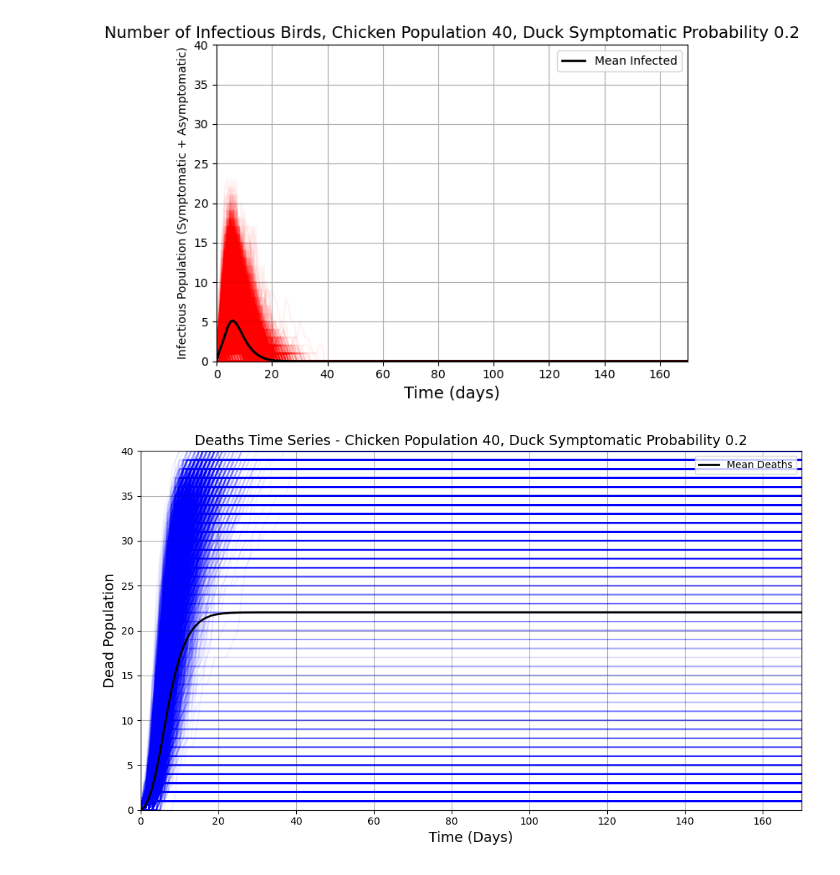
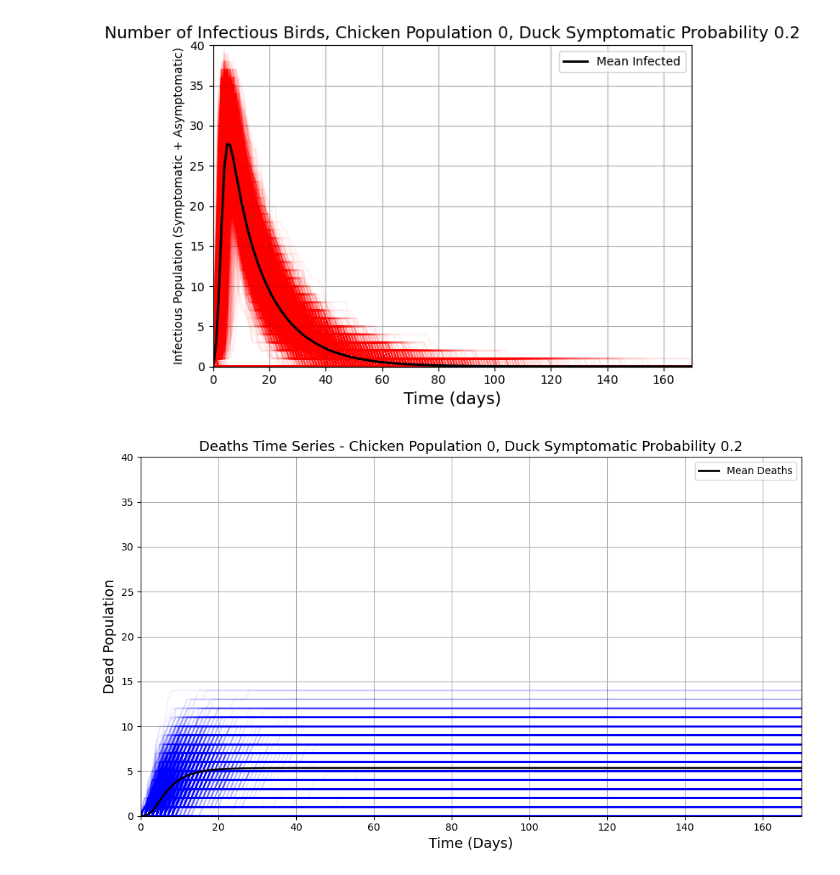
Before and after one commit to stevewu2001/Within-flock-simulation, a Jupyter notebook: time_series_plot.ipynb, the cells around one changed output. Saved outputs shown, nothing was run; the diff lists cells and outputs as text; code cells hidden in the pictures.

```diff
--- a/time_series_plot.ipynb
+++ b/time_series_plot.ipynb
@@ -63,16 +63,16 @@ def plot_mean_and_individual_infected(simulation_data, chicken_level, symprob, x
     plt.tight_layout()
     plt.show()
 # %%
-chicken = 40
+chicken = 0
 symprob = 0.2
 rescale = 3.0
-file_template = "Time_Series/chicken_{}_symprob_{}_rescale_{}.h5"
+file_template = "Result_generate/chicken_{}_symprob_{}_rescale_{}_totpop_40_toggle_0_freq_0.h5"
 output_file = file_template.format(chicken, symprob, rescale)
 
 simulation_data, _ = read_h5_file(output_file)
 plot_mean_and_individual_infected(simulation_data, chicken_level=chicken, symprob=symprob)
 # %% [output]
-[figure, old version]
+[figure, new version]
 # %%
 
 def plot_mean_and_individual_deaths(simulation_data, chicken_level, symprob, xlim=200):
@@ -115,7 +115,7 @@ def plot_mean_and_individual_deaths(simulation_data, chicken_level, symprob, xli
 simulation_data, _ = read_h5_file(output_file)
 plot_mean_and_individual_deaths(simulation_data, chicken_level=chicken, symprob=symprob)
 # %% [output]
-[figure, old version]
+[figure, new version]
 # %%
 def plot_mean_and_individual_removed(simulation_data, chicken_level, symprob, xlim=200):
     # Determine max usable time
```
Also changed, not shown: parts of 1 cell of this notebook, 11 other files.
